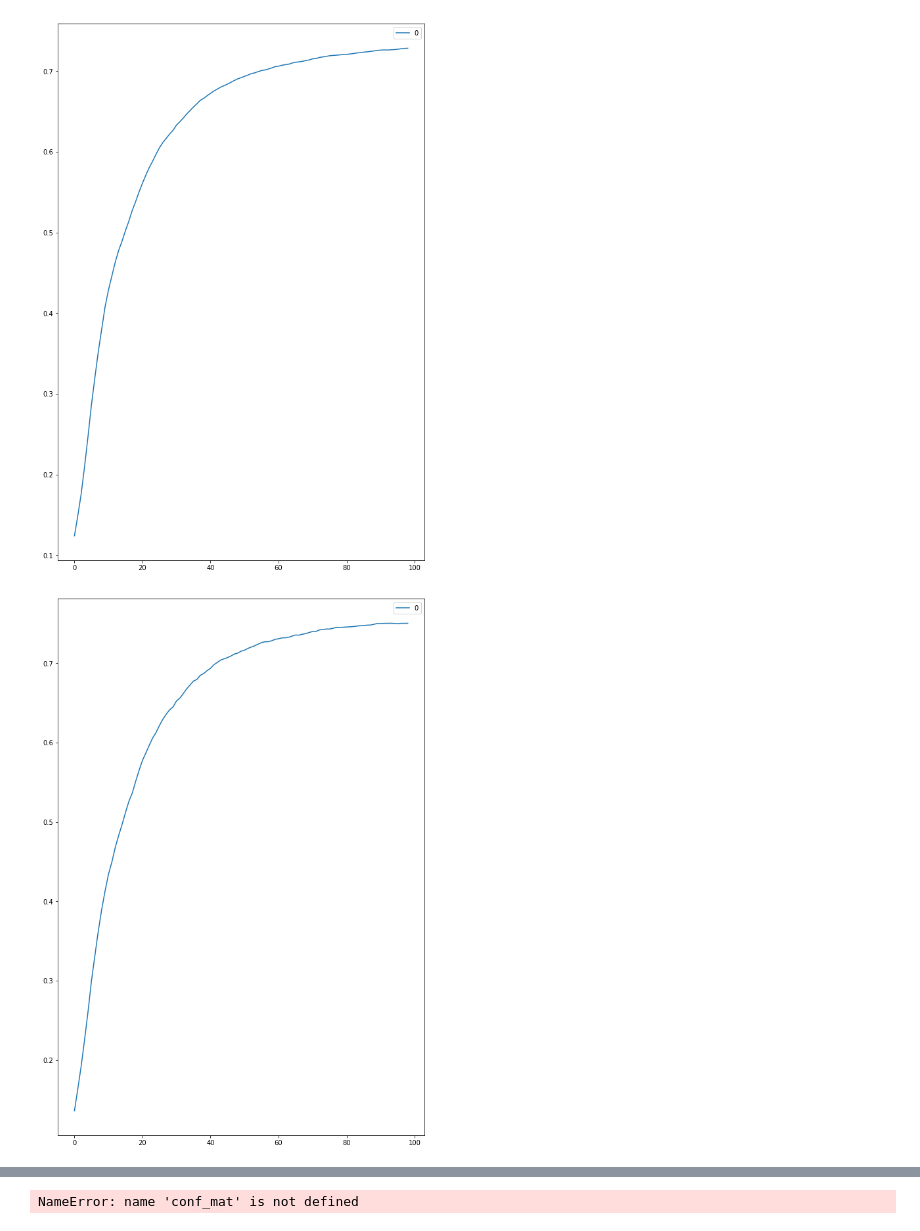
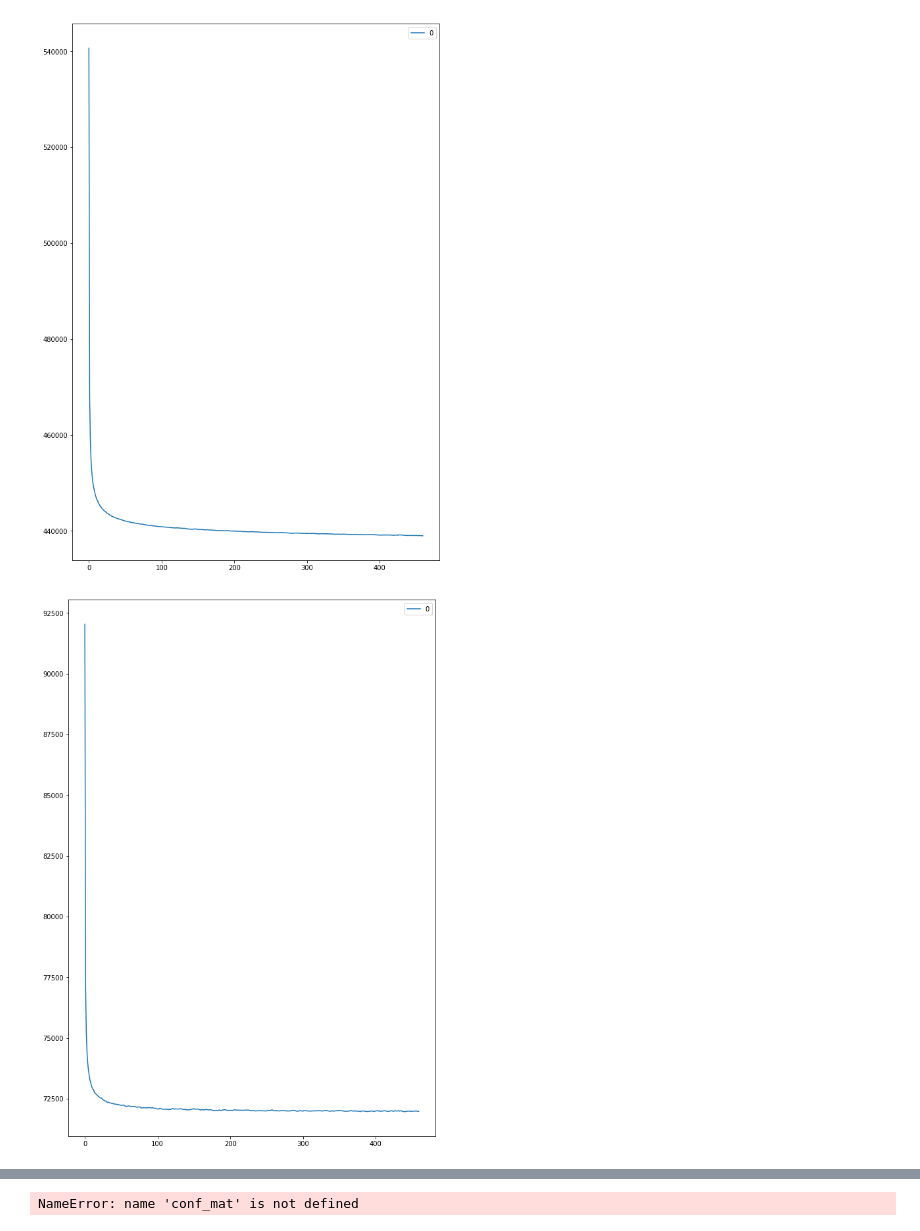
Before and after one commit to pratik-kubal/CSE574-ML-Ensemble_Learning, a Jupyter notebook: softmax_logistic_regression.ipynb, the cells around one changed output, grey strips where cells are left out. Drawn from its saved outputs; the diff is of its cells as text; code cells hidden in the pictures.

```diff
--- a/softmax_logistic_regression.ipynb
+++ b/softmax_logistic_regression.ipynb
@@ -40,7 +40,7 @@ def softmax(weights,train_data):
     return np.divide(num,deno)
 
 def cross_entropy_error(predicted,target):
-    right = np.log(predicted)
+    right = np.log(predicted+ 1/10**30)
     loss = np.multiply(np.matrix(target),np.transpose(np.matrix(right)))
     return -np.sum(np.sum(loss,axis=1),axis=0)
 
@@ -159,19 +178,19 @@ Cost of Batch: 3007.4431429899314
 # %%
-df = pd.DataFrame(training_loss)
+df = pd.DataFrame(log_training_loss)
 ax = df.plot(figsize=(10,15))
 ax.ticklabel_format(useOffset=False)
 plt.savefig('./train_loss.png',bbox_inches='tight')
 plt.show(ax)
 # %% [output]
-[figure, old version]
+[figure, new version]
 # %%
-df = pd.DataFrame(val_loss)
+df = pd.DataFrame(log_val_loss)
 ax = df.plot(figsize=(10,15))
 ax.ticklabel_format(useOffset=False)
 plt.savefig('./val_loss.png',bbox_inches='tight')
 plt.show(ax)
 # %% [output]
-[figure, old version]
+[figure, new version]
 # %%
 predict_val = softmax(weights,processed_val_data)
 accuracy(predict_val,target_val)
```
Also changed, not shown: parts of 8 cells of this notebook, 9 other files.
